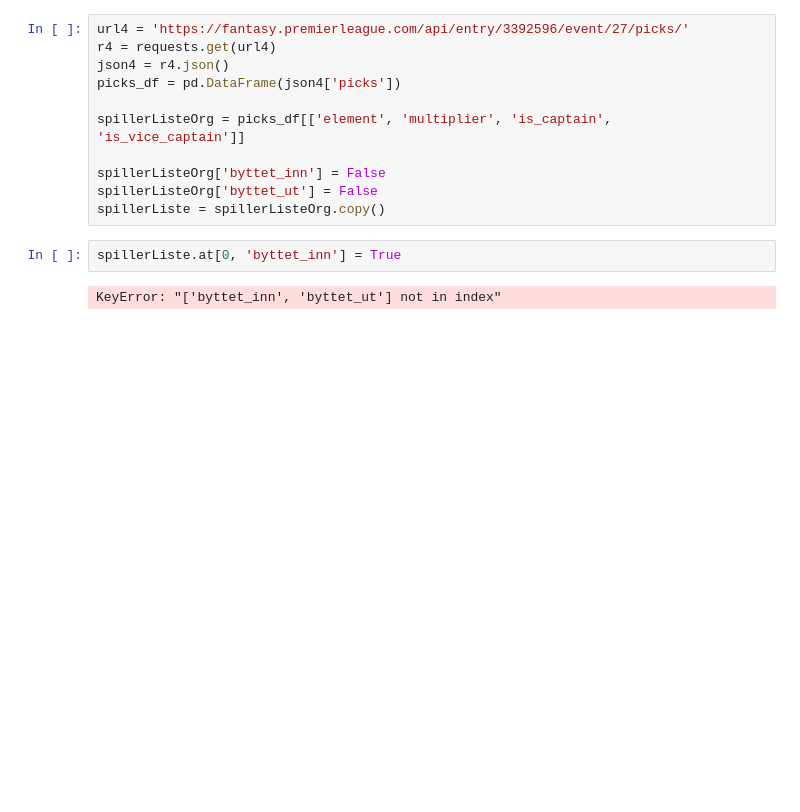
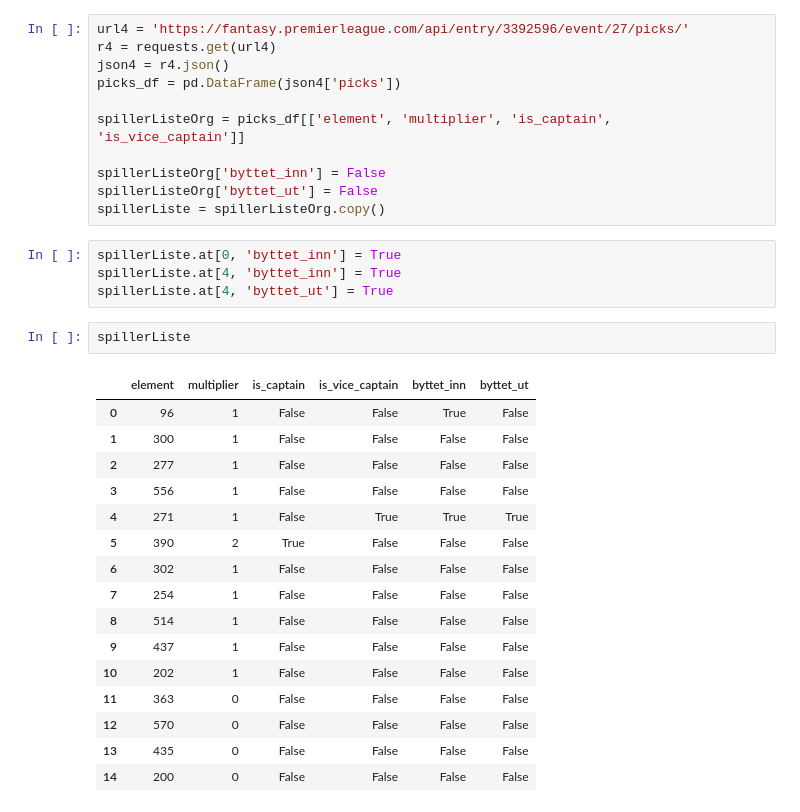
Before and after one commit to simenmadsen/furuligaen.v2, a Jupyter notebook: furutest.ipynb, the cells around one changed output. Saved outputs shown, nothing was run; the diff lists cells and outputs as text; blank space fills up the shorter version.

```diff
--- a/furutest.ipynb
+++ b/furutest.ipynb
@@ -589,5 +591,24 @@ spillerListeOrg['byttet_ut'] = False
 spillerListe = spillerListeOrg.copy()
 # %%
 spillerListe.at[0, 'byttet_inn'] = True
+spillerListe.at[4, 'byttet_inn'] = True
+spillerListe.at[4, 'byttet_ut'] = True
-# %% [output]
-KeyError: "['byttet_inn', 'byttet_ut'] not in index"
+# %%
+spillerListe
+# %% [output]
+|  | element | multiplier | is_captain | is_vice_captain | byttet_inn | byttet_ut |
+| 0 | 96 | 1 | False | False | True | False |
+| 1 | 300 | 1 | False | False | False | False |
+| 2 | 277 | 1 | False | False | False | False |
+| 3 | 556 | 1 | False | False | False | False |
+| 4 | 271 | 1 | False | True | True | True |
+| 5 | 390 | 2 | True | False | False | False |
+| 6 | 302 | 1 | False | False | False | False |
+| 7 | 254 | 1 | False | False | False | False |
+| 8 | 514 | 1 | False | False | False | False |
+| 9 | 437 | 1 | False | False | False | False |
+| 10 | 202 | 1 | False | False | False | False |
+| 11 | 363 | 0 | False | False | False | False |
+| 12 | 570 | 0 | False | False | False | False |
+| 13 | 435 | 0 | False | False | False | False |
+| 14 | 200 | 0 | False | False | False | False |
```
Also changed, not shown: parts of 5 cells of this notebook, 2 other files.
